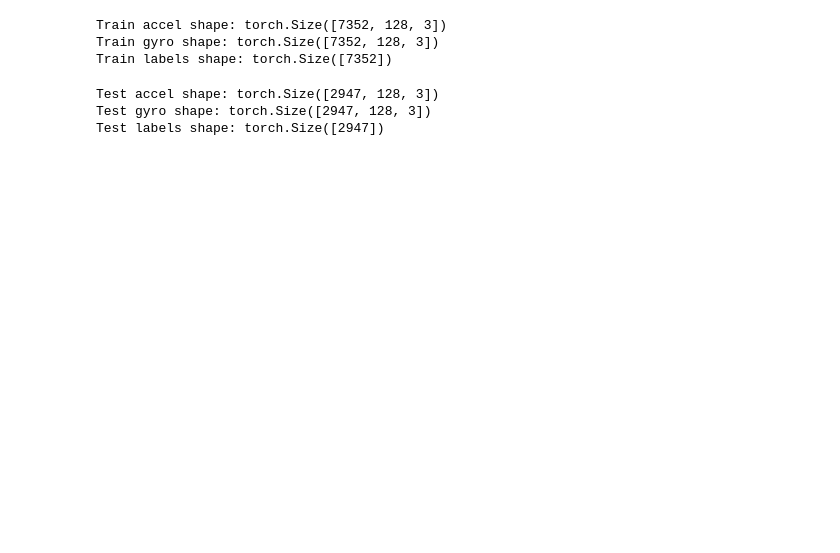
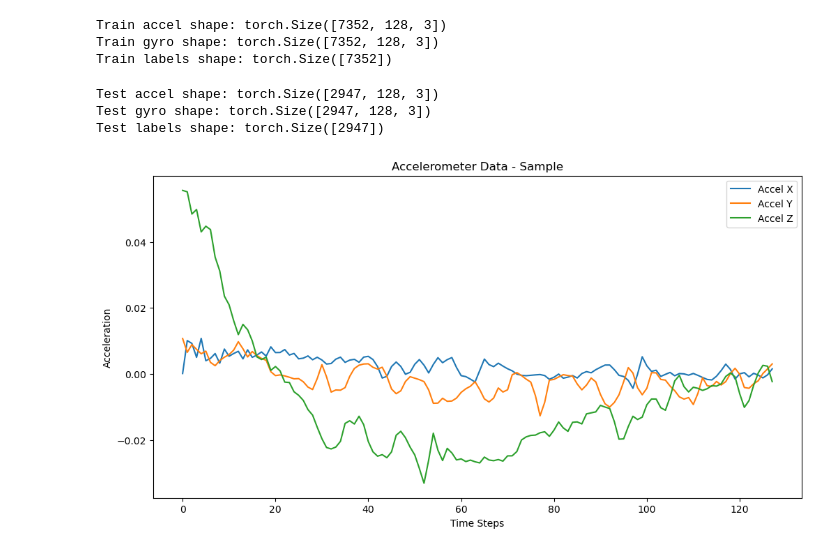
Before and after one commit to BanBot-2/EE-342-Final-Project-Code, a Jupyter notebook: final_project_report.ipynb, the cells around one changed output. Drawn from its saved outputs; the diff is of its cells as text; code cells hidden in the pictures; blank space fills up the shorter version.

Commit message:
Added raw data plotting

```diff
--- a/final_project_report.ipynb
+++ b/final_project_report.ipynb
@@ -77,7 +78,7 @@ class HARDataLoader:
         signal_dir = split_dir / 'Inertial Signals'
 
         # Load accelerometer data (total acceleration = body + gravity)
-        accel = self._load_files_in_folder(signal_dir, 'total_acc', split)
+        accel = self._load_files_in_folder(signal_dir, 'body_acc', split)
 
         # Load gyroscope data
         gyro = self._load_files_in_folder(signal_dir, 'body_gyro', split)
@@ -116,3 +117,18 @@ print(f"Test labels shape: {test_labels.shape}")
 Test accel shape: torch.Size([2947, 128, 3])
 Test gyro shape: torch.Size([2947, 128, 3])
 Test labels shape: torch.Size([2947])
+# %%
+# Graph one sample of accelerometer data to visualize the time series
+plt.figure(figsize=(12, 6))
+time_steps = np.arange(train_accel.shape[1])  # 128 time steps
+
+for i, axis in enumerate(['X', 'Y', 'Z']):
+    plt.plot(time_steps, train_accel[0, :, i].numpy(), label=f'Accel {axis}')
+
+plt.xlabel('Time Steps')
+plt.ylabel('Acceleration')
+plt.title('Accelerometer Data - Sample')
+plt.legend()
+plt.show()
+# %% [output]
+[figure, added]
```
Also changed, not shown: parts of 8 cells of this notebook.
